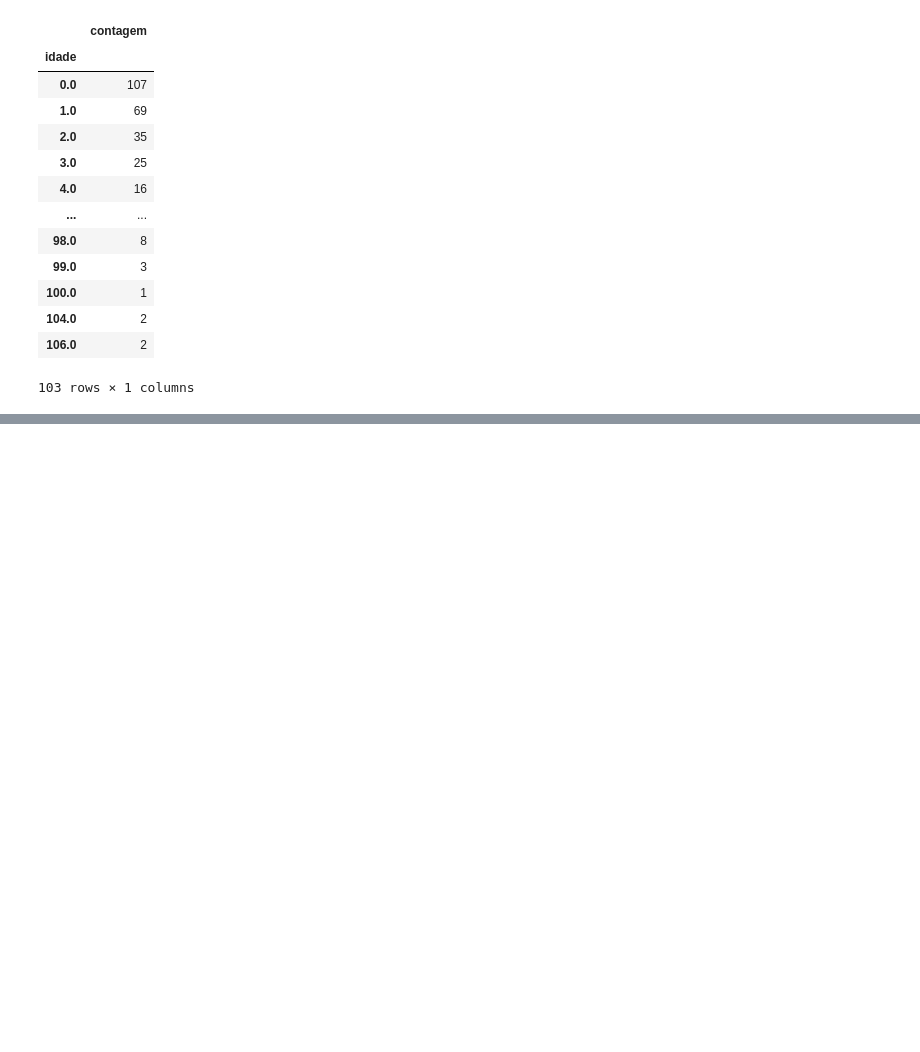
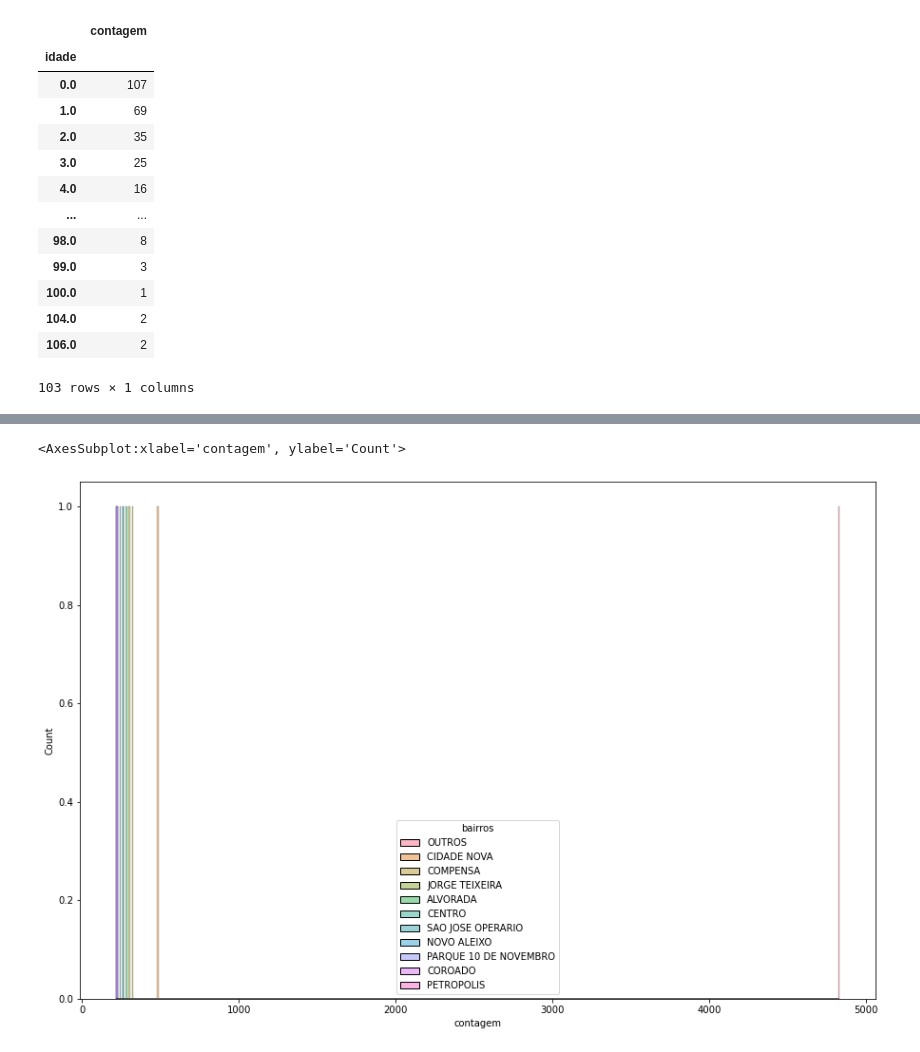
Before and after one commit to thiagos98/data-analysis-manaus, a Jupyter notebook: main.ipynb, the cells around one changed output, grey strips where cells are left out. Saved outputs shown, nothing was run; the diff lists cells and outputs as text; code cells hidden in the pictures; blank space fills up the shorter version.

Commit message:
------Visualização de Dados-------- Questão 1 resolvida

```diff
--- a/main.ipynb
+++ b/main.ipynb
@@ -333,0 +341,10 @@ print(f'Correlação positiva desprezível: {round(correl)}')
+# %%
+df_temp = pd.DataFrame(df_contagem.index.values, columns=["bairros"])
+df_contagem.index = range(df_contagem.shape[0])
+# %%
+df_temp['bairros'] = df_temp['bairros'].apply(lambda x: x[:][0])
+# %%
+df_contagem['bairros'] = df_temp['bairros']
+df_dez_bairros = df_contagem.loc[:9]
+soma = df_contagem.loc[10:, 'contagem'].sum()
+df_dez_bairros
@@ -333,0 +363,5 @@ print(f'Correlação positiva desprezível: {round(correl)}')
+# %%
+df_dez_bairros.loc[-1] = [soma, "OUTROS"]
+df_dez_bairros.index = df_dez_bairros.index + 1  # shifting index
+df_dez_bairros = df_dez_bairros.sort_index()
+df_dez_bairros
@@ -333,0 +385,6 @@ print(f'Correlação positiva desprezível: {round(correl)}')
+# %%
+plt.figure(figsize=[15,10])
+sns.histplot(data=df_dez_bairros, x="contagem", hue="bairros", bins=10, binwidth=10)
+# %% [output]
+<AxesSubplot:xlabel='contagem', ylabel='Count'>
+[figure, added]
```
Also changed, not shown: parts of 11 cells of this notebook.
